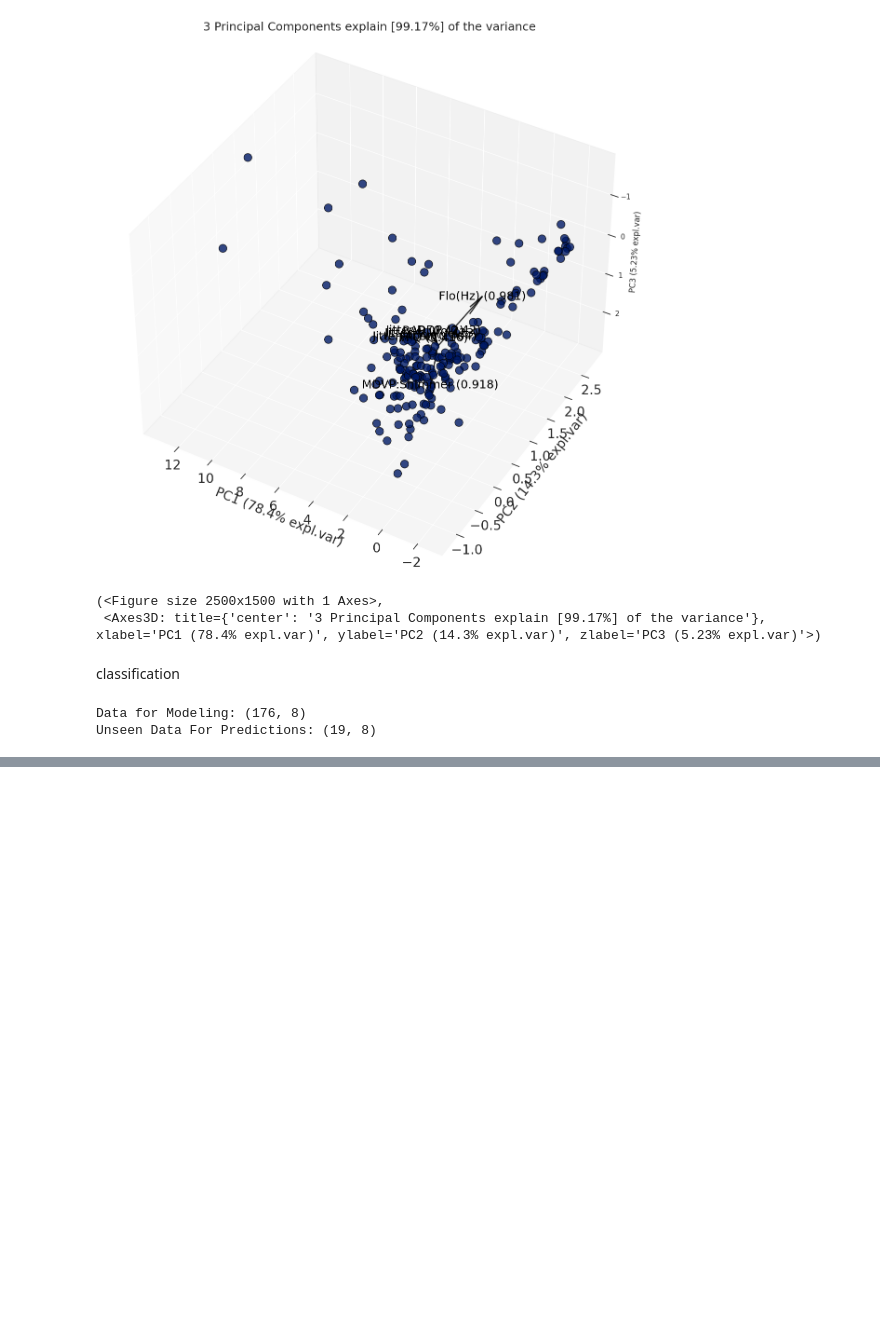
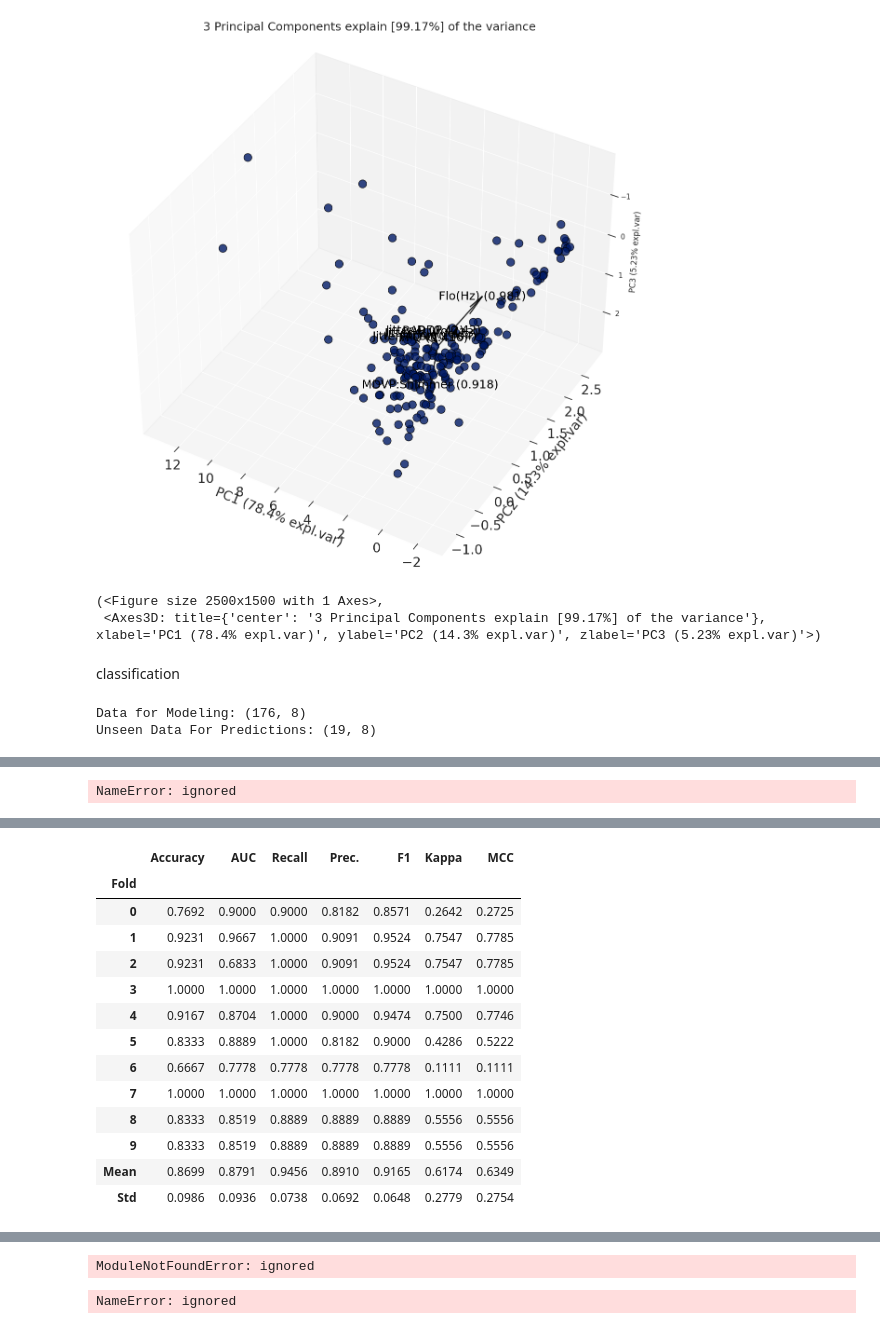
Before and after one commit to ghodsieh86/ghodsieh6220project, a Jupyter notebook: parkinson_dataset.ipynb, the cells around one changed output, grey strips where cells are left out. Drawn from its saved outputs; the diff is of its cells as text; code cells hidden in the pictures; blank space fills up the shorter version.

```diff
--- a/parkinson_dataset.ipynb
+++ b/parkinson_dataset.ipynb
@@ -528,0 +534,7 @@ Requirement already satisfied: six in /usr/local/lib/python3.9/dist-packages (fr
+# %%
+evaluate_model(tuned_et)
+# %% [output]
+NameError: ignored
+# %%
+rf = create_model('rf')
+# %% [output]
@@ -528,0 +542,14 @@ Requirement already satisfied: six in /usr/local/lib/python3.9/dist-packages (fr
+|  | Accuracy | AUC | Recall | Prec. | F1 | Kappa | MCC |
+| Fold |  |  |  |  |  |  |  |
+| 0 | 0.7692 | 0.9000 | 0.9000 | 0.8182 | 0.8571 | 0.2642 | 0.2725 |
+| 1 | 0.9231 | 0.9667 | 1.0000 | 0.9091 | 0.9524 | 0.7547 | 0.7785 |
+| 2 | 0.9231 | 0.6833 | 1.0000 | 0.9091 | 0.9524 | 0.7547 | 0.7785 |
+| 3 | 1.0000 | 1.0000 | 1.0000 | 1.0000 | 1.0000 | 1.0000 | 1.0000 |
+| 4 | 0.9167 | 0.8704 | 1.0000 | 0.9000 | 0.9474 | 0.7500 | 0.7746 |
+| 5 | 0.8333 | 0.8889 | 1.0000 | 0.8182 | 0.9000 | 0.4286 | 0.5222 |
+| 6 | 0.6667 | 0.7778 | 0.7778 | 0.7778 | 0.7778 | 0.1111 | 0.1111 |
+| 7 | 1.0000 | 1.0000 | 1.0000 | 1.0000 | 1.0000 | 1.0000 | 1.0000 |
+| 8 | 0.8333 | 0.8519 | 0.8889 | 0.8889 | 0.8889 | 0.5556 | 0.5556 |
+| 9 | 0.8333 | 0.8519 | 0.8889 | 0.8889 | 0.8889 | 0.5556 | 0.5556 |
+| Mean | 0.8699 | 0.8791 | 0.9456 | 0.8910 | 0.9165 | 0.6174 | 0.6349 |
+| Std | 0.0986 | 0.0936 | 0.0738 | 0.0692 | 0.0648 | 0.2779 | 0.2754 |
@@ -528,0 +557,8 @@ Requirement already satisfied: six in /usr/local/lib/python3.9/dist-packages (fr
+# %%
+tuned_rf = tune_model(rf, search_library='scikit-optimize')
+# %% [output]
+ModuleNotFoundError: ignored
+# %%
+evaluate_model(tuned_rf)
+# %% [output]
+NameError: ignored
```
Also changed, not shown: parts of 47 cells of this notebook.
